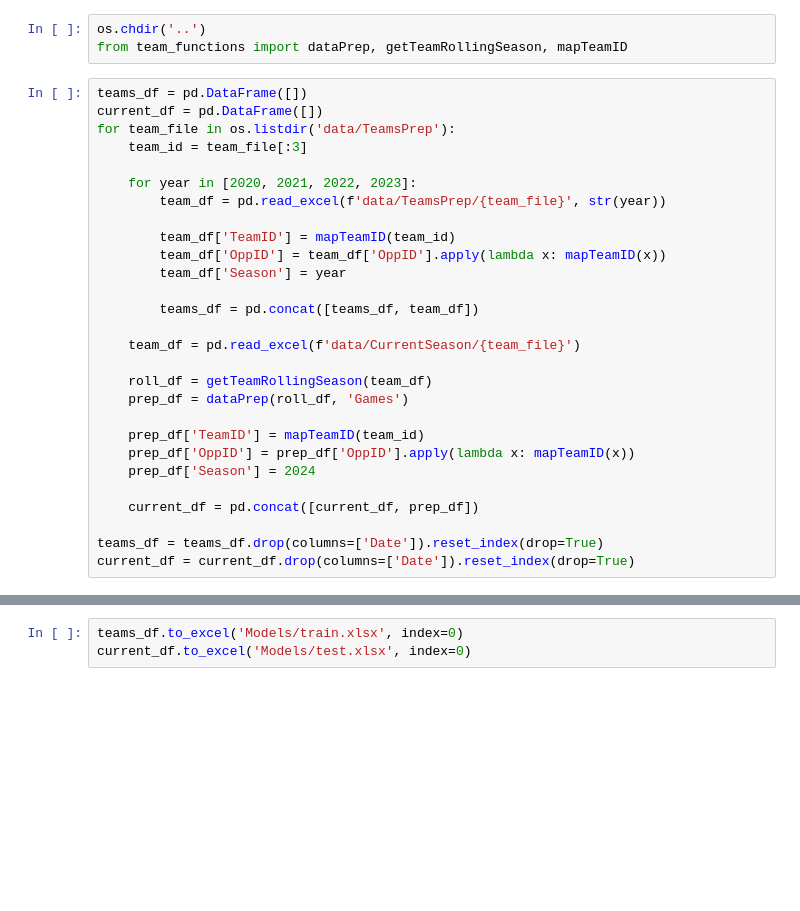
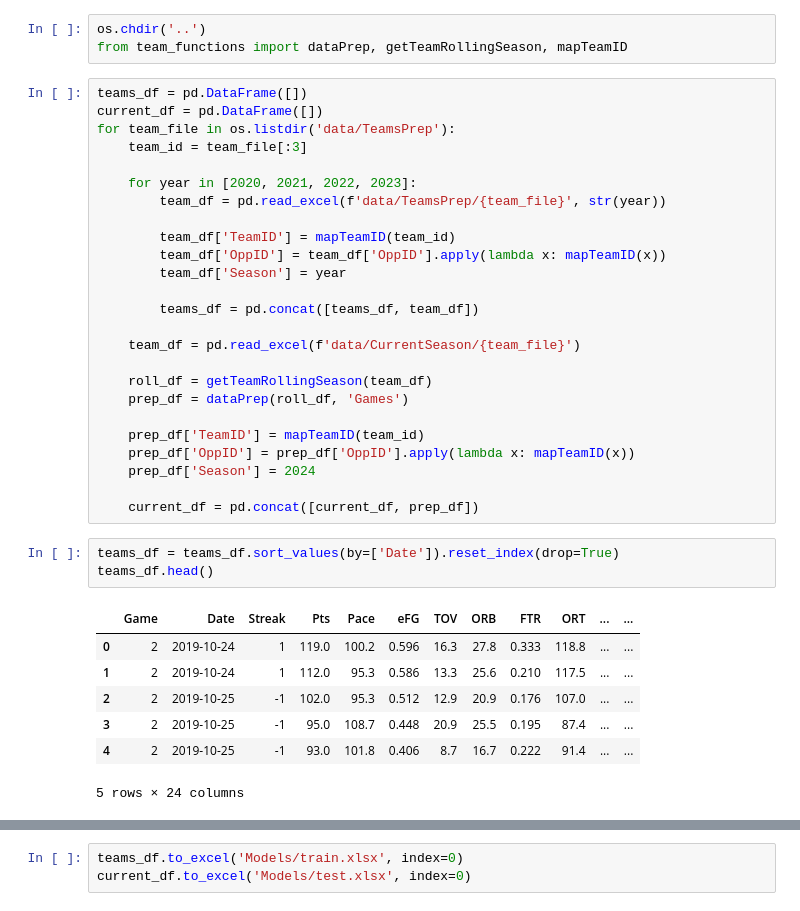
Before and after one commit to marioutiel/TFG, a Jupyter notebook: Models/TrainData.ipynb, the cells around one changed output, grey strips where cells are left out. Saved outputs shown, nothing was run; the diff lists cells and outputs as text; blank space fills up the shorter version.

```diff
--- a/Models/TrainData.ipynb
+++ b/Models/TrainData.ipynb
@@ -29,6 +29,14 @@ for team_file in os.listdir('data/TeamsPrep'):
     prep_df['Season'] = 2024
 
     current_df = pd.concat([current_df, prep_df])
-
-teams_df = teams_df.drop(columns=['Date']).reset_index(drop=True)
-current_df = current_df.drop(columns=['Date']).reset_index(drop=True)
+# %%
+teams_df = teams_df.sort_values(by=['Date']).reset_index(drop=True)
+teams_df.head()
+# %% [output]
+|  | Game | Date | Streak | Pts | Pace | eFG | TOV | ORB | FTR | ORT | ... | ... |
+| 0 | 2 | 2019-10-24 | 1 | 119.0 | 100.2 | 0.596 | 16.3 | 27.8 | 0.333 | 118.8 | ... | ... |
+| 1 | 2 | 2019-10-24 | 1 | 112.0 | 95.3 | 0.586 | 13.3 | 25.6 | 0.210 | 117.5 | ... | ... |
+| 2 | 2 | 2019-10-25 | -1 | 102.0 | 95.3 | 0.512 | 12.9 | 20.9 | 0.176 | 107.0 | ... | ... |
+| 3 | 2 | 2019-10-25 | -1 | 95.0 | 108.7 | 0.448 | 20.9 | 25.5 | 0.195 | 87.4 | ... | ... |
+| 4 | 2 | 2019-10-25 | -1 | 93.0 | 101.8 | 0.406 | 8.7 | 16.7 | 0.222 | 91.4 | ... | ... |
+5 rows × 24 columns
```
Also changed, not shown: parts of 2 cells of this notebook, 49 other files.
